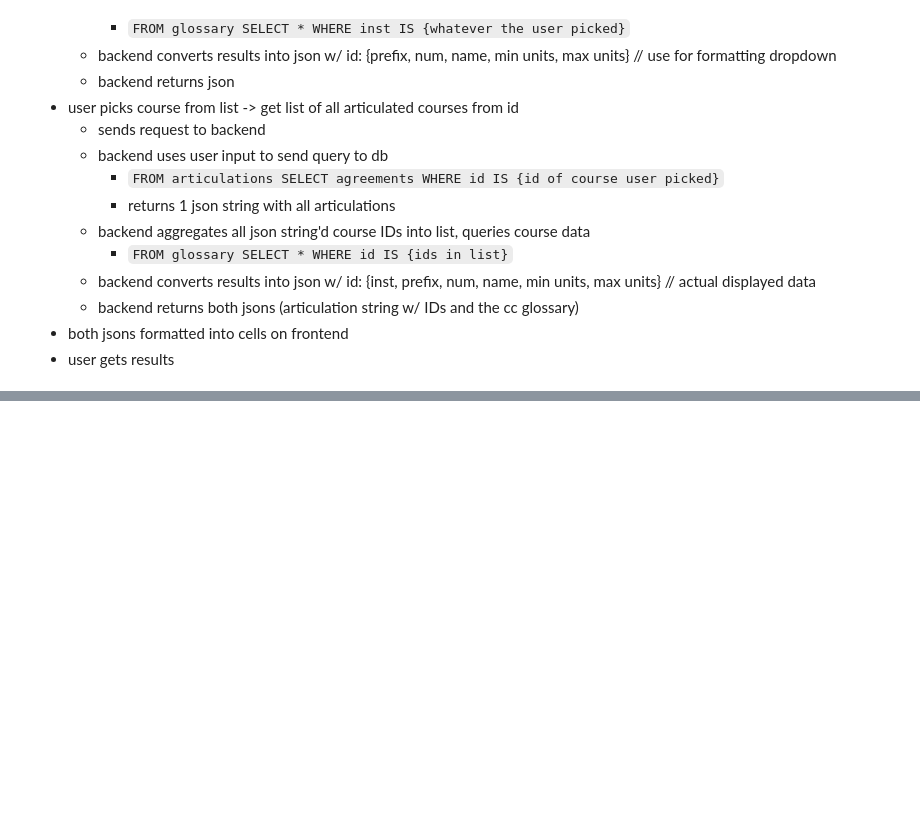
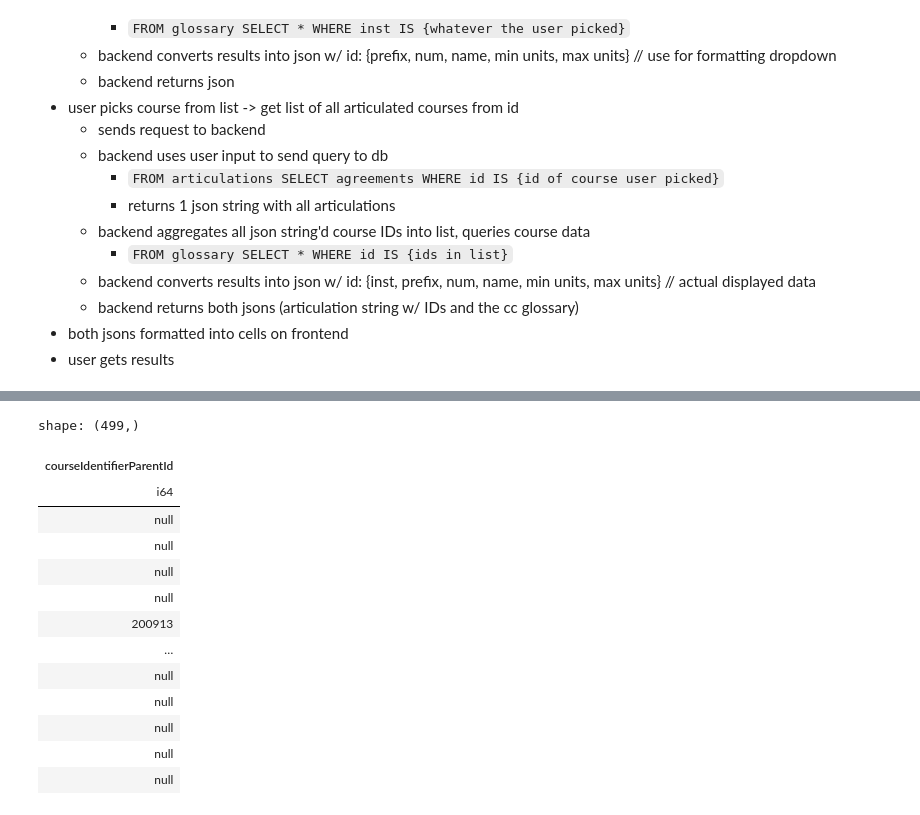
Before and after one commit to akash-pandit/CACourses, a Jupyter notebook: test.ipynb, the cells around one changed output, grey strips where cells are left out. Drawn from its saved outputs; the diff is of its cells as text; code cells hidden in the pictures; blank space fills up the shorter version.

```diff
--- a/test.ipynb
+++ b/test.ipynb
@@ -199,0 +135,72 @@ with open("./data/ucla_lacc_allmajors.json", "w") as fp:
+# %%
+articulations = pl.DataFrame(get_query(45, 7)).explode("articulations")
+
+articulations = pl.concat((
+    articulations.get_column("articulations").struct.field("course").struct.field("courseIdentifierParentId").rename("course_id").to_frame(),
+    articulations.get_column("articulations").struct.field("series").to_frame(),
+    articulations.get_column("articulations").struct.field("sendingArticulation").to_frame(),
+), how="horizontal")
+
+# test = articulations.with_columns(pl.col("series").struct.field("courses")).explode("courses")
+# test = test.with_columns(
+#     course_id2=pl.col("courses").struct.field("courseIdentifierParentId"),
+#     conj=pl.col("series").struct.field("conjunction"),
+# )
+# test = test.with_columns(pl.coalesce("course_id", "course_id2").alias("course_id"))
+# test.drop_in_place("series")
+# test.drop_in_place("courses")
+# test.drop_in_place("course_id2")
+
+test = (
+    articulations
+    .with_columns(pl.col("series").struct.field("courses"))
+    .explode("courses")
+    .with_columns(
+        course_id=pl.coalesce(
+            "course_id",
+            pl.col("courses").struct.field("courseIdentifierParentId")
+        ),
+        items=pl.col("sendingArticulation").struct.field("items")
+    )
+    .drop(["series", "courses"])
+)
+
+# test.with_columns(pl.col("sendingArticulation").struct.json_encode())
+test.filter(pl.col("items").is_not_null())
+test.filter(pl.col("course_id").eq(289392))
+
+result = (
+    test.filter(pl.col("course_id").eq(289392))
+    .select("items").to_series().to_list()
+)
+result[0]
+
+test.get_column("items").list.get(0, null_on_oob=True).struct.field("items")
+# ['courseConjunction', 'items', 'attributes', 'position', 'type']
+
+test.with_columns(
+    items2=pl.col("items").list.get(0, null_on_oob=True).struct.field("items")
+)
+
+(
+    test.get_column("items")
+    .list.get(0, null_on_oob=True)
+    .struct.field("items")
+    .list.get(0, null_on_oob=True)
+    .struct.field("courseIdentifierParentId")
+)
+# %% [output]
+shape: (499,)
+| courseIdentifierParentId |
+| i64 |
+| null |
+| null |
+| null |
+| null |
+| 200913 |
+| … |
+| null |
+| null |
+| null |
+| null |
+| null |
```
Also changed, not shown: parts of 14 cells of this notebook.
